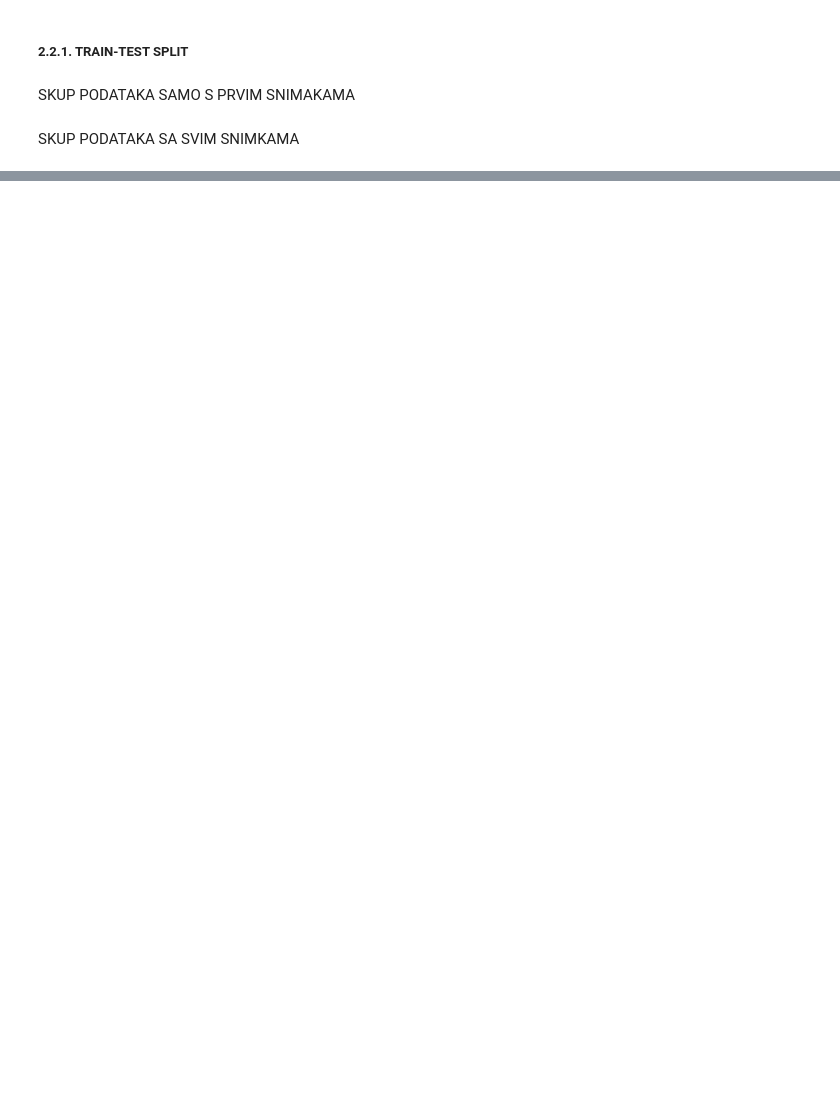
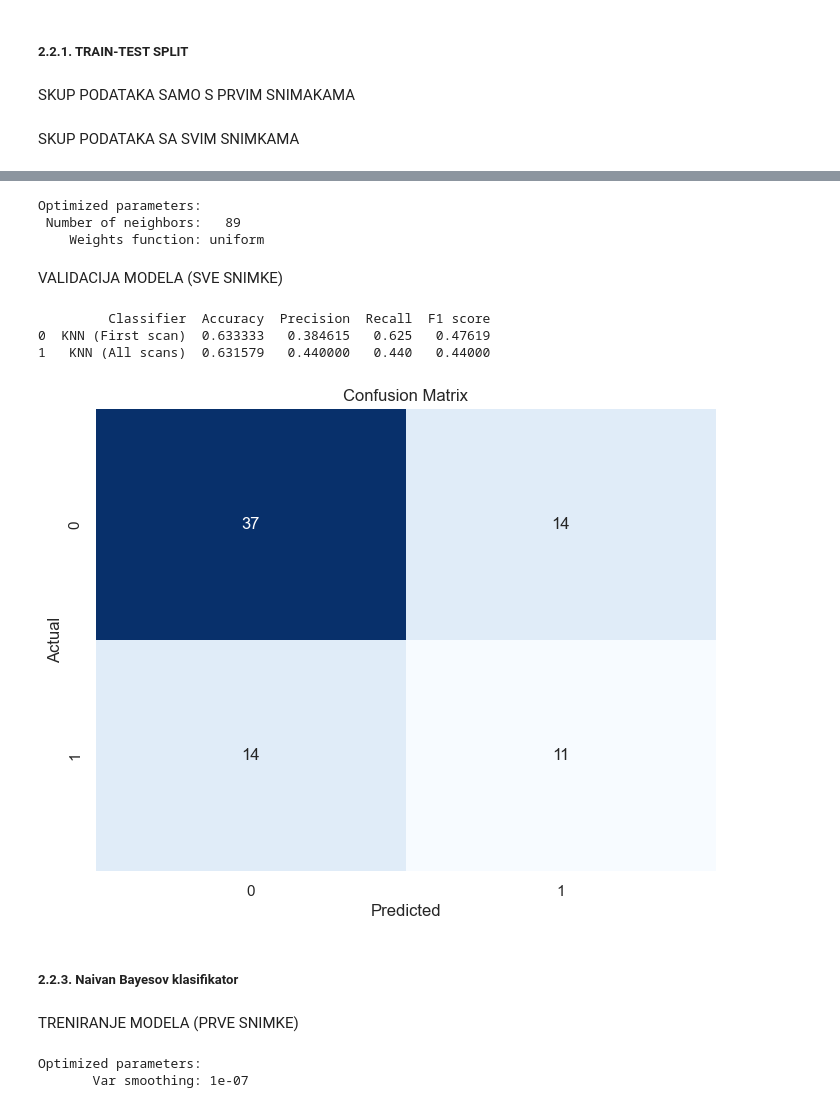
Before and after one commit to bnikolic2/Early-Stage-Alzheimer-s-Disease-Prediction-Using-Machine-Learning-Models, a Jupyter notebook: prosirenje.ipynb, the cells around one changed output, grey strips where cells are left out. Cells and saved outputs as stored; diff of their text form; code cells hidden in the pictures; blank space fills up the shorter version.

```diff
--- a/prosirenje.ipynb
+++ b/prosirenje.ipynb
@@ -617,0 +690,80 @@ yas_test = X_test['Custom Group']
+# %%
+knn_parameters = {
+    'n_neighbors': range(1, 100),
+    'weights': ['uniform', 'distance']
+}
+
+knn_clf = KNeighborsClassifier()
+
+knn_gs_f1 = GridSearchCV(knn_clf, knn_parameters, cv=k, n_jobs=8, scoring='f1')
+knn_gs_f1.fit(Xas_train, yas_train)
+
+# Best parameters
+best_nn = knn_gs_f1.best_params_['n_neighbors']
+best_weights = knn_gs_f1.best_params_['weights']
+
+print("Optimized parameters: ")
+print(f'{"Number of neighbors":>20}: {str(best_nn):>4}')
+print(f'{"Weights function":>20}: {str(best_weights):>4}')
+# %% [output]
+Optimized parameters:
+ Number of neighbors:   89
+    Weights function: uniform
+# %% [markdown]
+VALIDACIJA MODELA (SVE SNIMKE)
+# %%
+# Optimized clf
+knn_optimized_clf = KNeighborsClassifier(n_neighbors=best_nn, weights=best_weights)
+knn_optimized_clf.fit(Xas_train, yas_train)
+
+# Prediction on test set
+yas_pred = knn_optimized_clf.predict(Xas_test)
+
+accuracy = accuracy_score(yas_test, yas_pred)
+precision = precision_score(yas_test, yas_pred)
+recall = recall_score(yas_test, yas_pred)
+f1 = f1_score(yas_test, yas_pred)
+
+# Add to metrics_table
+metric_table.loc[len(metric_table)] = ['KNN (All scans)', accuracy, precision, recall, f1]
+
+# Confusion matrix
+conf_matrix = confusion_matrix(yas_test, yas_pred)
+# %%
+print(metric_table)
+
+plt.figure(figsize=(8, 6))
+sns.heatmap(conf_matrix, annot=True, cmap='Blues', fmt='d', cbar=False)
+plt.xlabel('Predicted')
+plt.ylabel('Actual')
+plt.title('Confusion Matrix')
+plt.show()
+# %% [output]
+         Classifier  Accuracy  Precision  Recall  F1 score
+0  KNN (First scan)  0.633333   0.384615   0.625   0.47619
+1   KNN (All scans)  0.631579   0.440000   0.440   0.44000
+[figure, added]
+# %% [markdown]
+##### 2.2.3. Naivan Bayesov klasifikator
+# %% [markdown]
+TRENIRANJE MODELA (PRVE SNIMKE)
+# %%
+from sklearn.naive_bayes import GaussianNB
+
+gnb_parameters = {
+    'var_smoothing': [1e-9, 1e-8, 1e-7, 1e-6]
+}
+
+gnb_clf = GaussianNB()
+
+gnb_gs_f1 = GridSearchCV(gnb_clf, gnb_parameters, cv=k, n_jobs=8, scoring='f1')
+gnb_gs_f1.fit(Xfs_train, yfs_train)
+
+# Best parameters
+best_var = gnb_gs_f1.best_params_['var_smoothing']
+
+print("Optimized parameters: ")
+print(f'{"Var smoothing":>20}: {str(best_var):>4}')
+# %% [output]
+Optimized parameters:
+       Var smoothing: 1e-07
```
Also changed, not shown: parts of 18 cells of this notebook.
